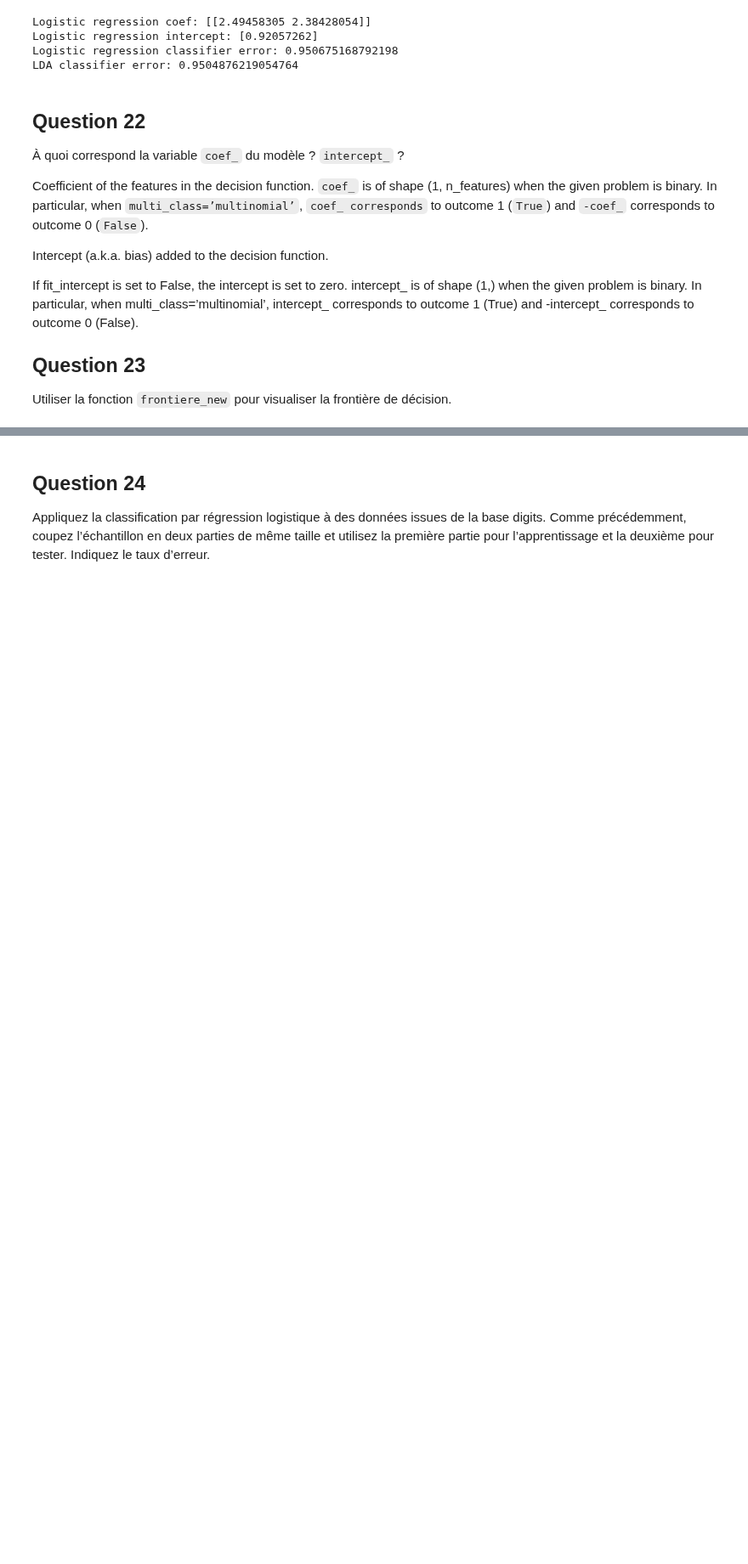
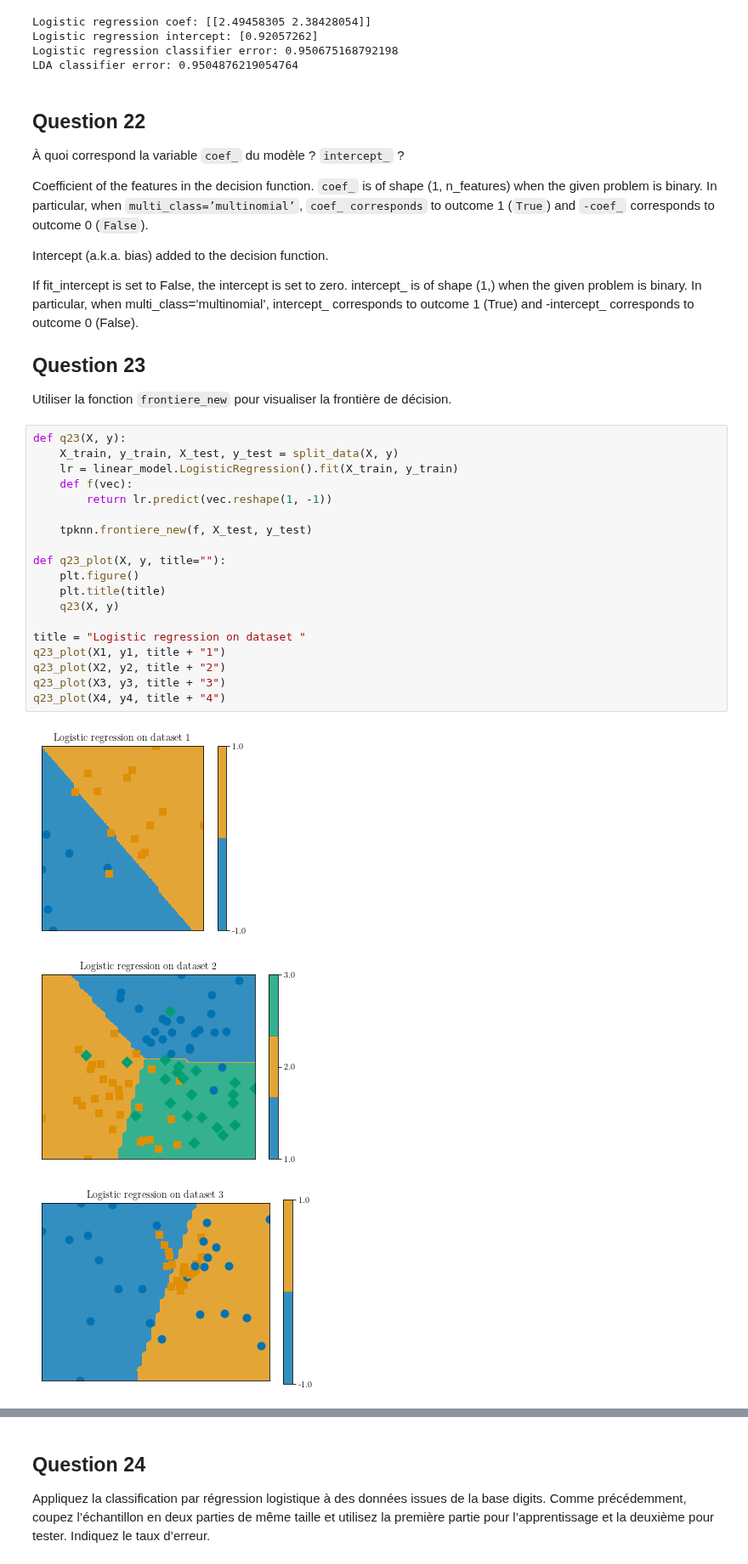
Before and after one commit to tbinetruy/Telecom-MDI-343, a Jupyter notebook: TP2/TP2.ipynb, the cells around one changed output, grey strips where cells are left out. Shown at 85% size. Saved outputs shown, nothing was run; the diff lists cells and outputs as text; blank space fills up the shorter version.

```diff
--- a/TP2/TP2.ipynb
+++ b/TP2/TP2.ipynb
@@ -858,3 +858,26 @@ If fit_intercept is set to False, the intercept is set to zero. intercept_ is of
 ## Question 23
 
 Utiliser la fonction `frontiere_new` pour visualiser la frontière de décision.
+# %%
+def q23(X, y):
+    X_train, y_train, X_test, y_test = split_data(X, y)
+    lr = linear_model.LogisticRegression().fit(X_train, y_train)
+    def f(vec):
+        return lr.predict(vec.reshape(1, -1))
+
+    tpknn.frontiere_new(f, X_test, y_test)
+
+def q23_plot(X, y, title=""):
+    plt.figure()
+    plt.title(title)
+    q23(X, y)
+
+title = "Logistic regression on dataset "
+q23_plot(X1, y1, title + "1")
+q23_plot(X2, y2, title + "2")
+q23_plot(X3, y3, title + "3")
+q23_plot(X4, y4, title + "4")
+# %% [output]
+[figure, added]
+[figure, added]
+[figure, added]
```
Also changed, not shown: parts of 1 cell of this notebook.
